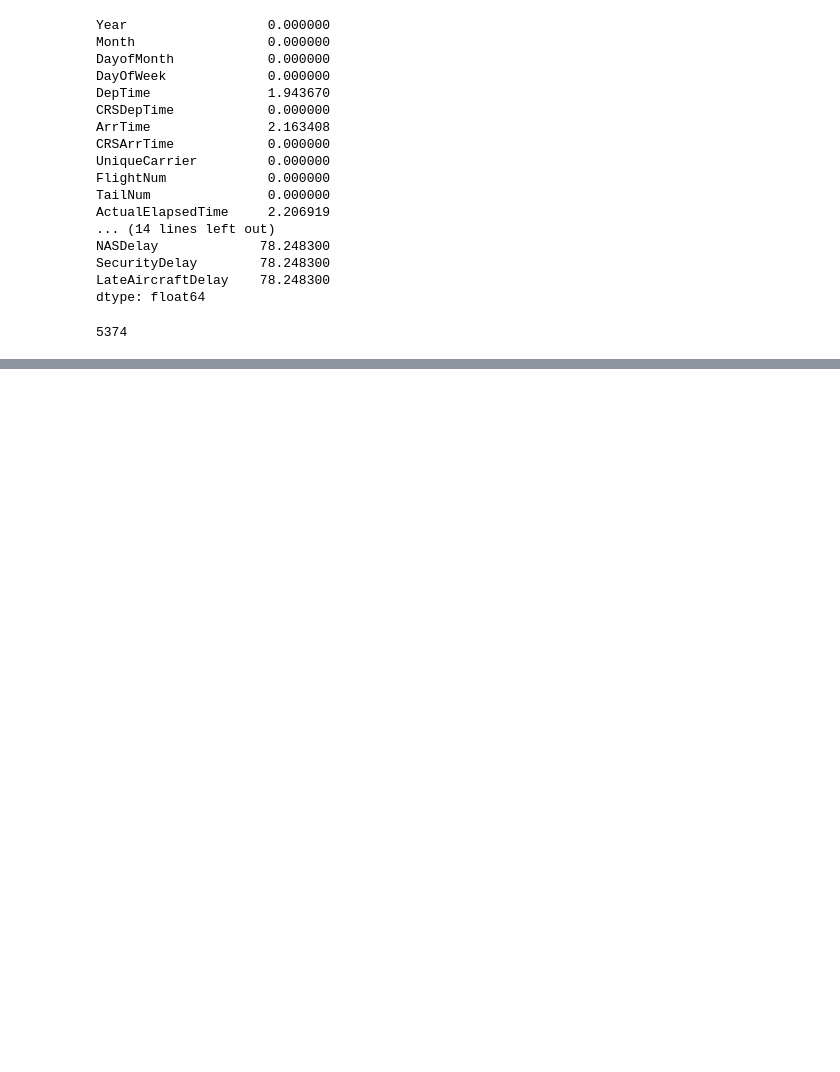
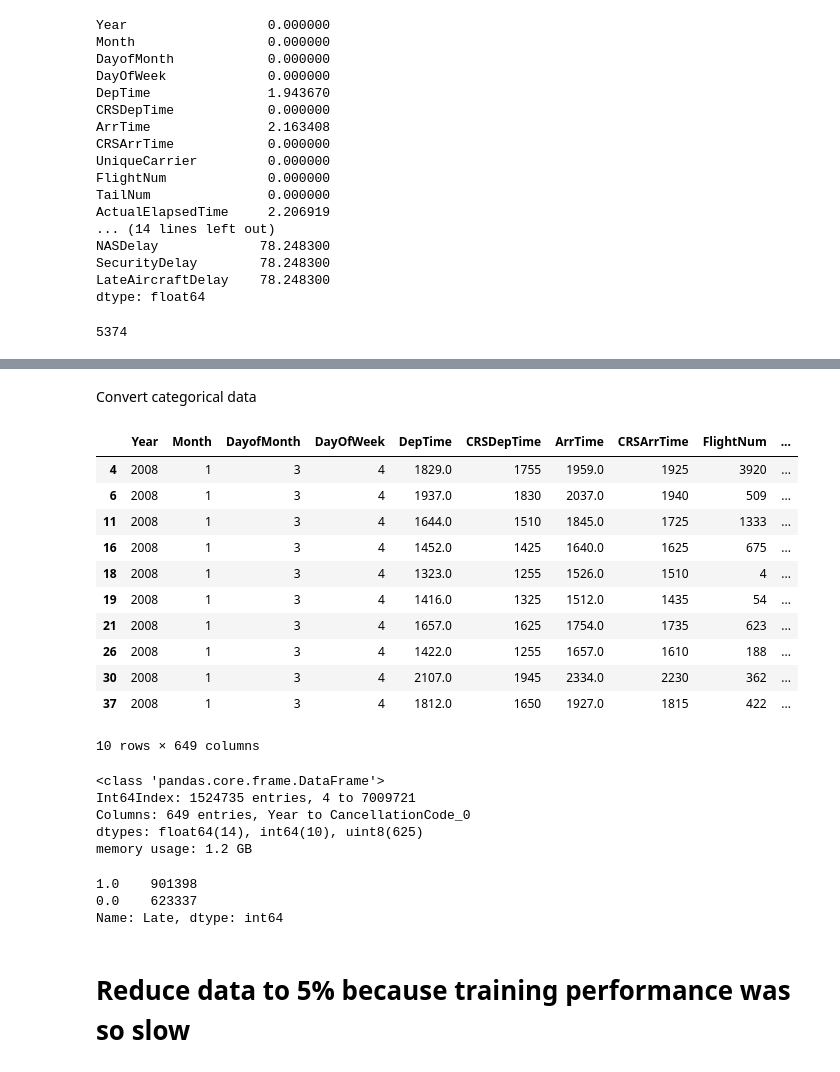
Before and after one commit to ngkhiem97/cbd_robotics_week_8, a Jupyter notebook: assignment_5.ipynb, the cells around one changed output, grey strips where cells are left out. Cells and saved outputs as stored; diff of their text form; code cells hidden in the pictures; blank space fills up the shorter version.

```diff
--- a/assignment_5.ipynb
+++ b/assignment_5.ipynb
@@ -160,8 +162,8 @@ dtype: float64
 Now we do not have null value in **CancellationCode**, we do this because **CancellationCode** is categorical field
 We will do this with **TailNum and Origin**
 # %%
-data['TailNum'] = data['TailNum'].fillna(0)
-data['Origin'] = data['Origin'].fillna(0)
+data['TailNum'] = data['TailNum'].fillna("0")
+data['Origin'] = data['Origin'].fillna("0")
 # %%
 data.isnull().mean() * 100
 # %% [output]
@@ -196,19 +190,0 @@ Example:  **N712SW**
-# %%
-# extract 2 last letters in TailNum as it may describe a certain flight code
-def extract_2_last_letter(s):
-    s = str(s)
-    return s[-2:]
-
-def extract_3_mid_number(s):
-    s = str(s)
-    return s[1:4]
-
-def extract_1st_letter(s):
-    s = str(s)
-    return s[:1]
-
-data['TailNumLetter'] = data.TailNum.apply(extract_1st_letter)
-data['TailNumCode'] = data.TailNum.apply(extract_2_last_letter)
-data['TailNum'] = data.TailNum.apply(extract_3_mid_number)
-
-print (data[['TailNumLetter', 'TailNum', 'TailNumCode']].head())
@@ -221,0 +193,4 @@ print (data[['TailNumLetter', 'TailNum', 'TailNumCode']].head())
+# %%
+data.loc[data.ArrDelay > 30,'Late'] = 1 # late ==1
+data.loc[data.ArrDelay <= 30,'Late'] = 0 # not late ==0
+data[['ArrDelay','Late']].head(10)
@@ -221,0 +211,3 @@ print (data[['TailNumLetter', 'TailNum', 'TailNumCode']].head())
+# %%
+data = data.drop(columns=['ArrDelay'])
+data = data.dropna()
@@ -221,0 +254,28 @@ print (data[['TailNumLetter', 'TailNum', 'TailNumCode']].head())
+# %% [markdown]
+Convert categorical data
+# %%
+data = data.drop(columns=['TailNum']) # for process time
+cat_columns = data.select_dtypes(['object']).columns
+data = pd.get_dummies(data=data, columns=cat_columns)
+data.head(10)
+# %% [output]
+|  | Year | Month | DayofMonth | DayOfWeek | DepTime | CRSDepTime | ArrTime | CRSArrTime | FlightNum | ... |
+| 4 | 2008 | 1 | 3 | 4 | 1829.0 | 1755 | 1959.0 | 1925 | 3920 | ... |
+| 6 | 2008 | 1 | 3 | 4 | 1937.0 | 1830 | 2037.0 | 1940 | 509 | ... |
+| 11 | 2008 | 1 | 3 | 4 | 1644.0 | 1510 | 1845.0 | 1725 | 1333 | ... |
+| 16 | 2008 | 1 | 3 | 4 | 1452.0 | 1425 | 1640.0 | 1625 | 675 | ... |
+| 18 | 2008 | 1 | 3 | 4 | 1323.0 | 1255 | 1526.0 | 1510 | 4 | ... |
+| 19 | 2008 | 1 | 3 | 4 | 1416.0 | 1325 | 1512.0 | 1435 | 54 | ... |
+| 21 | 2008 | 1 | 3 | 4 | 1657.0 | 1625 | 1754.0 | 1735 | 623 | ... |
+| 26 | 2008 | 1 | 3 | 4 | 1422.0 | 1255 | 1657.0 | 1610 | 188 | ... |
+| 30 | 2008 | 1 | 3 | 4 | 2107.0 | 1945 | 2334.0 | 2230 | 362 | ... |
+| 37 | 2008 | 1 | 3 | 4 | 1812.0 | 1650 | 1927.0 | 1815 | 422 | ... |
+10 rows × 649 columns
+# %%
+data.info()
+# %% [output]
+<class 'pandas.core.frame.DataFrame'>
+Int64Index: 1524735 entries, 4 to 7009721
+Columns: 649 entries, Year to CancellationCode_0
+dtypes: float64(14), int64(10), uint8(625)
+memory usage: 1.2 GB
@@ -221,0 +284,8 @@ print (data[['TailNumLetter', 'TailNum', 'TailNumCode']].head())
+# %%
+data['Late'].value_counts()
+# %% [output]
+1.0    901398
+0.0    623337
+Name: Late, dtype: int64
+# %% [markdown]
+# Reduce data to 5% because training performance was so slow
```
Also changed, not shown: parts of 109 cells of this notebook.
